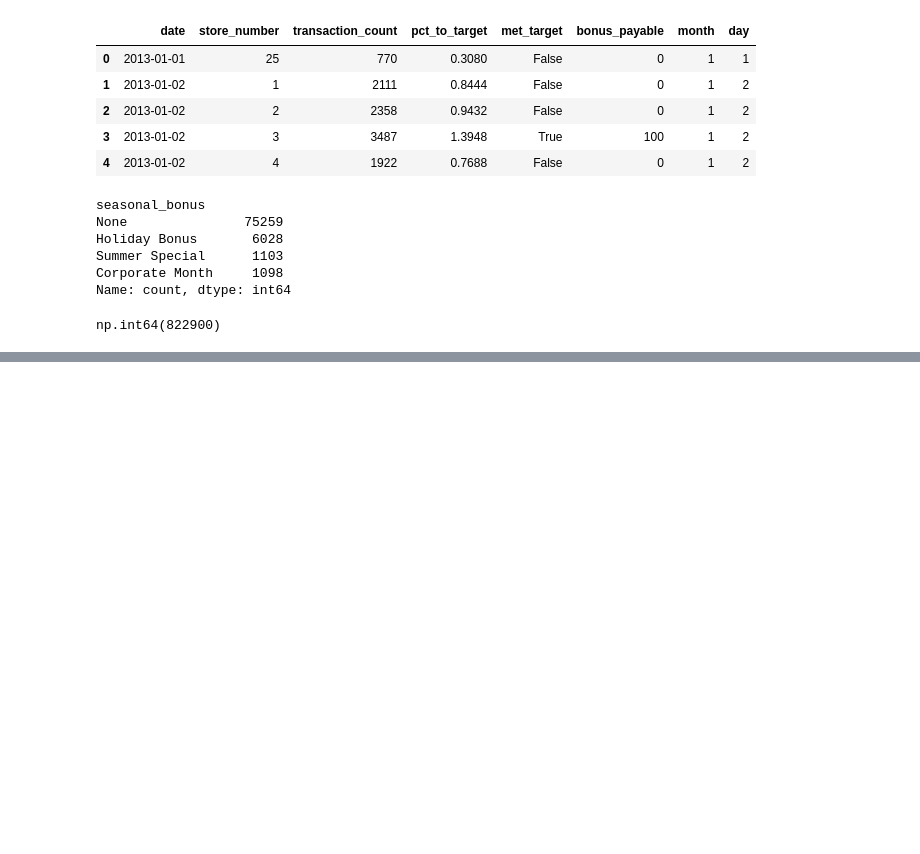
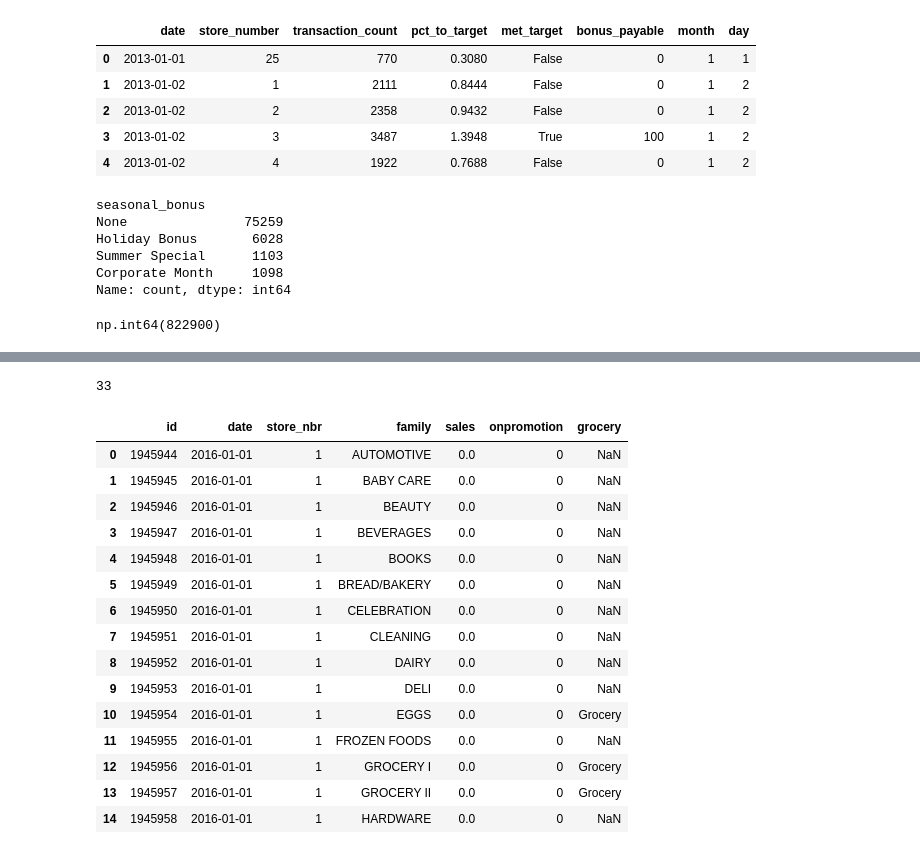
Before and after one commit to tessam30/analyze_this, a Jupyter notebook: Scripts/pandas_dataframes.ipynb, the cells around one changed output, grey strips where cells are left out. Cells and saved outputs as stored; diff of their text form; code cells hidden in the pictures; blank space fills up the shorter version.

```diff
--- a/Scripts/pandas_dataframes.ipynb
+++ b/Scripts/pandas_dataframes.ipynb
@@ -884,0 +895,3 @@ np.int64(822900)
+# %%
+retail = pd.read_csv(os.path.join(exercise_path, "retail_2016_2017.csv"))
+retail.head()
@@ -884,0 +905,29 @@ np.int64(822900)
+# %%
+retail['family'].value_counts()
+retail['family'].nunique()
+# %% [output]
+33
+# %%
+# Build a dictionary to categorize some of the family categories
+product_category_dict = {'PRODUCE':'Grocery', 'POULTRY':'Grocery', 'GROCERY I':'Grocery', 'GROCERY II':"Grocery", 'EGGS':'Grocery'}
+# %%
+retail['grocery'] = retail['family'].map(product_category_dict)
+# %%
+retail.head(15)
+# %% [output]
+|  | id | date | store_nbr | family | sales | onpromotion | grocery |
+| 0 | 1945944 | 2016-01-01 | 1 | AUTOMOTIVE | 0.0 | 0 | NaN |
+| 1 | 1945945 | 2016-01-01 | 1 | BABY CARE | 0.0 | 0 | NaN |
+| 2 | 1945946 | 2016-01-01 | 1 | BEAUTY | 0.0 | 0 | NaN |
+| 3 | 1945947 | 2016-01-01 | 1 | BEVERAGES | 0.0 | 0 | NaN |
+| 4 | 1945948 | 2016-01-01 | 1 | BOOKS | 0.0 | 0 | NaN |
+| 5 | 1945949 | 2016-01-01 | 1 | BREAD/BAKERY | 0.0 | 0 | NaN |
+| 6 | 1945950 | 2016-01-01 | 1 | CELEBRATION | 0.0 | 0 | NaN |
+| 7 | 1945951 | 2016-01-01 | 1 | CLEANING | 0.0 | 0 | NaN |
+| 8 | 1945952 | 2016-01-01 | 1 | DAIRY | 0.0 | 0 | NaN |
+| 9 | 1945953 | 2016-01-01 | 1 | DELI | 0.0 | 0 | NaN |
+| 10 | 1945954 | 2016-01-01 | 1 | EGGS | 0.0 | 0 | Grocery |
+| 11 | 1945955 | 2016-01-01 | 1 | FROZEN FOODS | 0.0 | 0 | NaN |
+| 12 | 1945956 | 2016-01-01 | 1 | GROCERY I | 0.0 | 0 | Grocery |
+| 13 | 1945957 | 2016-01-01 | 1 | GROCERY II | 0.0 | 0 | Grocery |
+| 14 | 1945958 | 2016-01-01 | 1 | HARDWARE | 0.0 | 0 | NaN |
```
Also changed, not shown: parts of 23 cells of this notebook.
